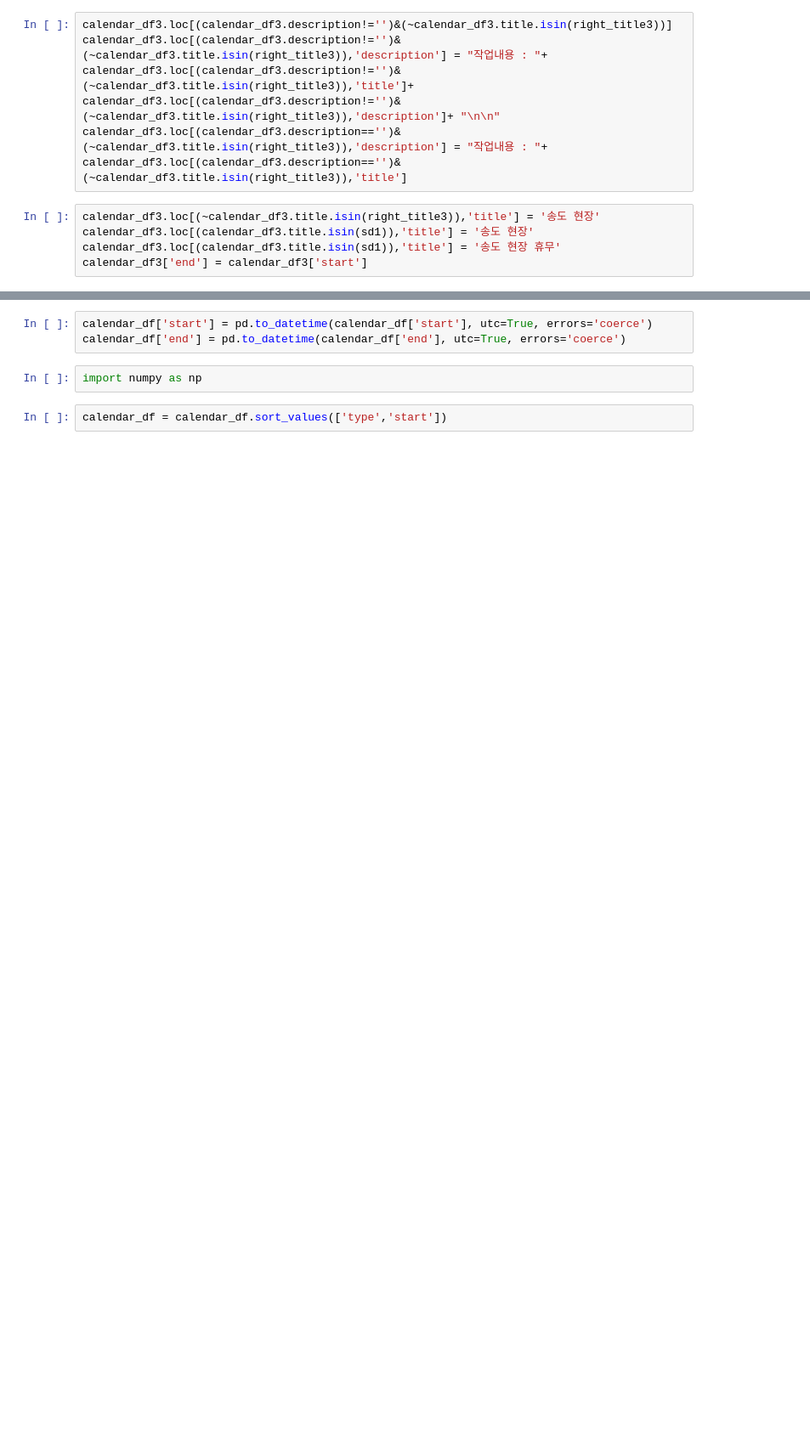
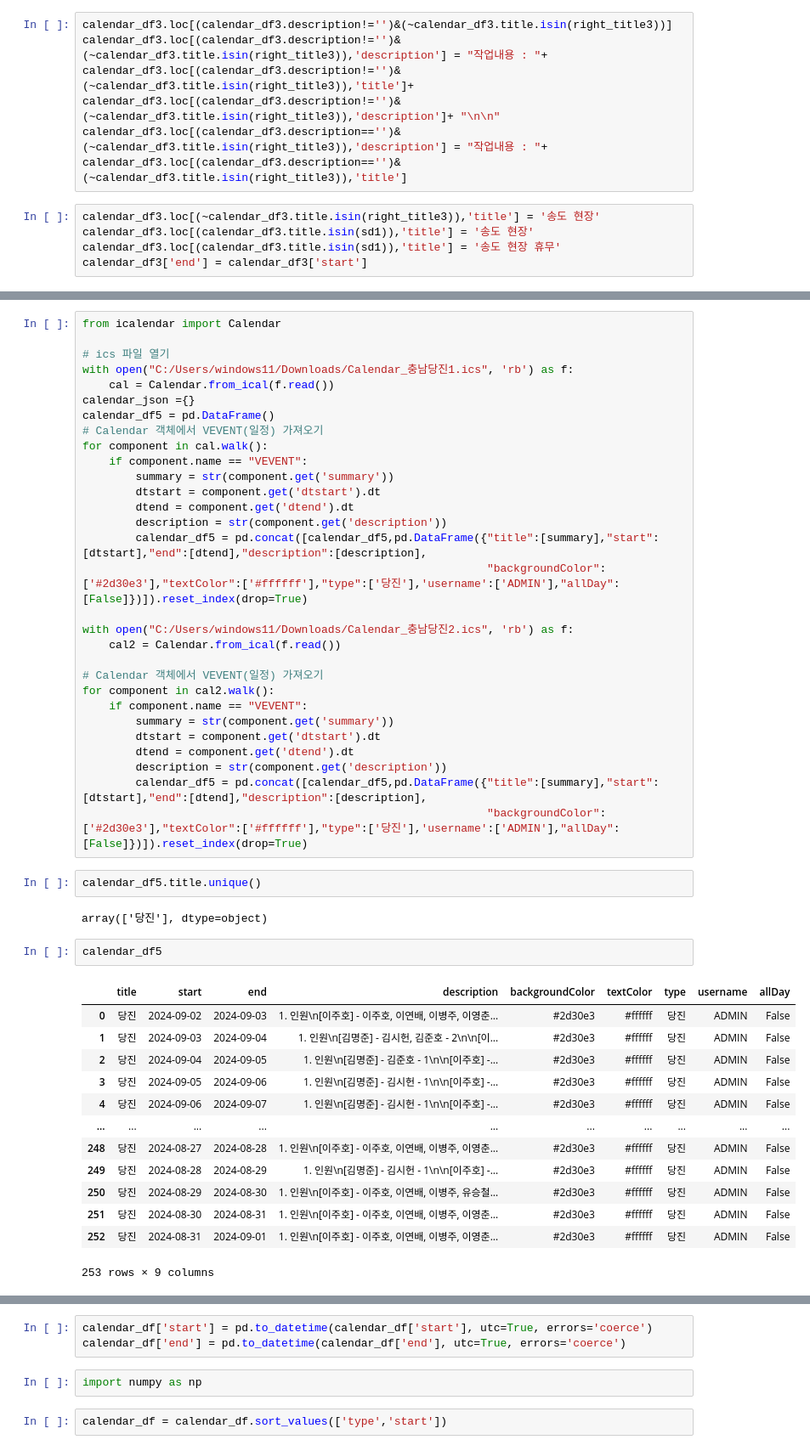
Before and after one commit to abcd00ou/Dong.github.io, a Jupyter notebook: ics_calendar_read.ipynb, the cells around one changed output, grey strips where cells are left out. Shown at 85% size. Saved outputs shown, nothing was run; the diff lists cells and outputs as text; blank space fills up the shorter version.

```diff
--- a/ics_calendar_read.ipynb
+++ b/ics_calendar_read.ipynb
@@ -139,0 +154,50 @@ calendar_df3['end'] = calendar_df3['start']
+# %%
+from icalendar import Calendar
+
+# ics 파일 열기
+with open("C:/Users/windows11/Downloads/Calendar_충남당진1.ics", 'rb') as f:
+    cal = Calendar.from_ical(f.read())
+calendar_json ={}
+calendar_df5 = pd.DataFrame()
+# Calendar 객체에서 VEVENT(일정) 가져오기
+for component in cal.walk():
+    if component.name == "VEVENT":
+        summary = str(component.get('summary'))
+        dtstart = component.get('dtstart').dt
+        dtend = component.get('dtend').dt
+        description = str(component.get('description'))
+        calendar_df5 = pd.concat([calendar_df5,pd.DataFrame({"title":[summary],"start":[dtstart],"end":[dtend],"description":[description],
+                                                             "backgroundColor":['#2d30e3'],"textColor":['#ffffff'],"type":['당진'],'username':['ADMIN'],"allDay":[False]})]).reset_index(drop=True)
+
+with open("C:/Users/windows11/Downloads/Calendar_충남당진2.ics", 'rb') as f:
+    cal2 = Calendar.from_ical(f.read())
+
+# Calendar 객체에서 VEVENT(일정) 가져오기
+for component in cal2.walk():
+    if component.name == "VEVENT":
+        summary = str(component.get('summary'))
+        dtstart = component.get('dtstart').dt
+        dtend = component.get('dtend').dt
+        description = str(component.get('description'))
+        calendar_df5 = pd.concat([calendar_df5,pd.DataFrame({"title":[summary],"start":[dtstart],"end":[dtend],"description":[description],
+                                                             "backgroundColor":['#2d30e3'],"textColor":['#ffffff'],"type":['당진'],'username':['ADMIN'],"allDay":[False]})]).reset_index(drop=True)
+# %%
+calendar_df5.title.unique()
+# %% [output]
+array(['당진'], dtype=object)
+# %%
+calendar_df5
+# %% [output]
+|  | title | start | end | description | backgroundColor | textColor | type | username | allDay |
+| 0 | 당진 | 2024-09-02 | 2024-09-03 | 1. 인원\n[이주호] - 이주호, 이연배, 이병주, 이영춘... | #2d30e3 | #ffffff | 당진 | ADMIN | False |
+| 1 | 당진 | 2024-09-03 | 2024-09-04 | 1. 인원\n[김명준] - 김시헌, 김준호 - 2\n\n[이... | #2d30e3 | #ffffff | 당진 | ADMIN | False |
+| 2 | 당진 | 2024-09-04 | 2024-09-05 | 1. 인원\n[김명준] - 김준호 - 1\n\n[이주호] -... | #2d30e3 | #ffffff | 당진 | ADMIN | False |
+| 3 | 당진 | 2024-09-05 | 2024-09-06 | 1. 인원\n[김명준] - 김시헌 - 1\n\n[이주호] -... | #2d30e3 | #ffffff | 당진 | ADMIN | False |
+| 4 | 당진 | 2024-09-06 | 2024-09-07 | 1. 인원\n[김명준] - 김시헌 - 1\n\n[이주호] -... | #2d30e3 | #ffffff | 당진 | ADMIN | False |
+| ... | ... | ... | ... | ... | ... | ... | ... | ... | ... |
+| 248 | 당진 | 2024-08-27 | 2024-08-28 | 1. 인원\n[이주호] - 이주호, 이연배, 이병주, 이영춘... | #2d30e3 | #ffffff | 당진 | ADMIN | False |
+| 249 | 당진 | 2024-08-28 | 2024-08-29 | 1. 인원\n[김명준] - 김시헌 - 1\n\n[이주호] -... | #2d30e3 | #ffffff | 당진 | ADMIN | False |
+| 250 | 당진 | 2024-08-29 | 2024-08-30 | 1. 인원\n[이주호] - 이주호, 이연배, 이병주, 유승철... | #2d30e3 | #ffffff | 당진 | ADMIN | False |
+| 251 | 당진 | 2024-08-30 | 2024-08-31 | 1. 인원\n[이주호] - 이주호, 이연배, 이병주, 이영춘... | #2d30e3 | #ffffff | 당진 | ADMIN | False |
+| 252 | 당진 | 2024-08-31 | 2024-09-01 | 1. 인원\n[이주호] - 이주호, 이연배, 이병주, 이영춘... | #2d30e3 | #ffffff | 당진 | ADMIN | False |
+253 rows × 9 columns
```
Also changed, not shown: parts of 10 cells of this notebook, 2 other files.
